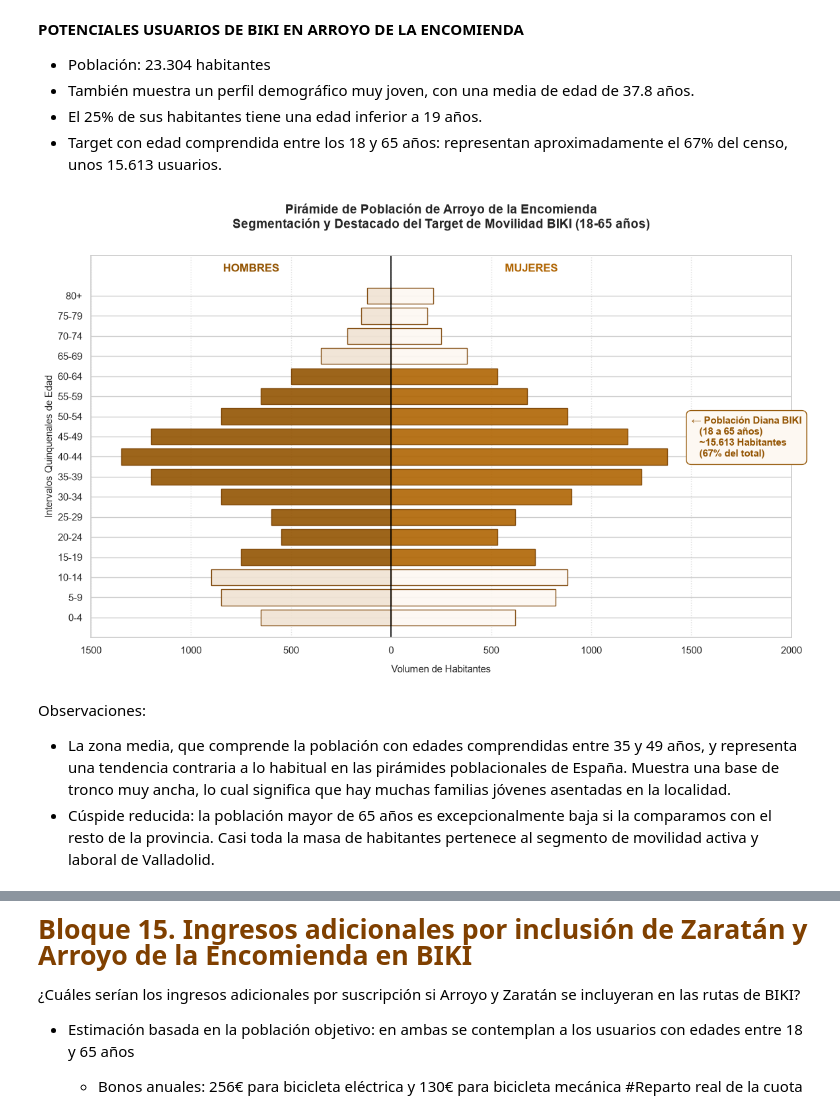
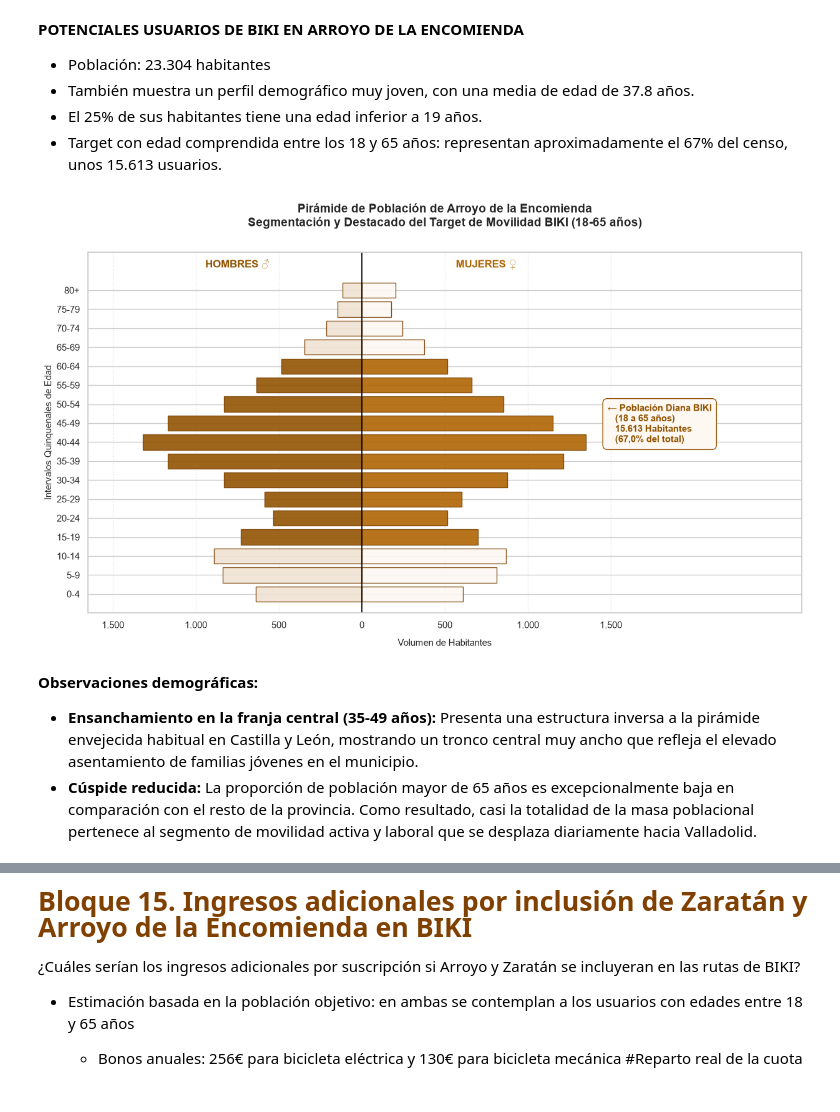
Before and after one commit to adrianamorchons/estudio_bicicletas_biki_valladolid, a Jupyter notebook: analisis_servicio_biki_valladolid.ipynb, the cells around one changed output, grey strips where cells are left out. Saved outputs shown, nothing was run; the diff lists cells and outputs as text; code cells hidden in the pictures.

```diff
--- a/analisis_servicio_biki_valladolid.ipynb
+++ b/analisis_servicio_biki_valladolid.ipynb
@@ -2855,17 +2578,16 @@ En la barra inferior se muestra cómo debe amanecer la estación cada mañana tr
 import matplotlib.pyplot as plt
 import numpy as np
 
-#Intervalos quinquenales de edad para la pirámide
+# Intervalos quinquenales de edad (Total: 23.304 hab. | Target 18-65: 15.613 hab. -> 67,0%)
 rangos_edad = [
     '0-4', '5-9', '10-14', '15-19', '20-24', '25-29', '30-34', '35-39',
     '40-44', '45-49', '50-54', '55-59', '60-64', '65-69', '70-74', '75-79', '80+'
 ]
 
-hombres = np.array([650, 850, 900, 750, 550, 600, 850, 1200, 1350, 1200, 850, 650, 500, 350, 220, 150, 120])
-mujeres = np.array([620, 820, 880, 720, 530, 620, 900, 1250, 1380, 1180, 880, 680, 530, 380, 250, 180, 210])
+hombres = np.array([640, 840, 890, 730, 535, 585, 830, 1170, 1320, 1170, 830, 635, 485, 345, 215, 145, 115])
+mujeres = np.array([610, 810, 870, 700, 515, 600, 875, 1215, 1350, 1150, 855, 660, 515, 375, 245, 175, 204])
 
-
-plt.figure(figsize=(12, 7.5))
+plt.figure(figsize=(12.5, 7.5))
 color_target_h = '#935402'
 color_target_m = '#b06503'
 color_neutro_h = '#f0e3d3'
@@ -2874,43 +2596,45 @@ color_neutro_m = '#fdf8f2'
 colores_hombres = []
 colores_mujeres = []
 
 for rango in rangos_edad:
     if rango in ['0-4', '5-9', '10-14', '65-69', '70-74', '75-79', '80+']:
         colores_hombres.append(color_neutro_h)
         colores_mujeres.append(color_neutro_m)
     else:
         colores_hombres.append(color_target_h)
         colores_mujeres.append(color_target_m)
 
-
 plt.barh(rangos_edad, -hombres, color=colores_hombres, edgecolor='#7a4101', alpha=0.9)
 plt.barh(rangos_edad, mujeres, color=colores_mujeres, edgecolor='#7a4101', alpha=0.9)
 
-locs, labels = plt.xticks()
-plt.xticks(locs, [str(abs(int(l))) for l in locs])
+# Ampliar el eje X para que el cuadro de texto encaje a la derecha sin salirse ni tapar barras
+plt.xlim(-1650, 2650)
+xticks = np.arange(-1500, 1800, 500)
+plt.xticks(xticks, [f"{abs(int(x)):,}".replace(",", ".") for x in xticks])
 
-plt.text(-700, 17.2, 'HOMBRES', fontsize=12, fontweight='bold', color='#935402', ha='center')
-plt.text(700, 17.2, 'MUJERES', fontsize=12, fontweight='bold', color='#b06503', ha='center')
+plt.text(-750, 17.2, 'HOMBRES ♂', fontsize=12, fontweight='bold', color='#935402', ha='center')
+plt.text(750, 17.2, 'MUJERES ♀', fontsize=12, fontweight='bold', color='#b06503', ha='center')
 
 plt.title('Pirámide de Población de Arroyo de la Encomienda\nSegmentación y Destacado del Target de Movilidad BIKI (18-65 años)',
           fontsize=14, fontweight='bold', pad=30)
 plt.xlabel('Volumen de Habitantes', fontsize=11, labelpad=10)
 plt.ylabel('Intervalos Quinquenales de Edad', fontsize=11)
 
 plt.axvline(x=0, color='black', linewidth=1.2, linestyle='-')
 plt.grid(axis='x', linestyle=':', alpha=0.6)
 
-texto_informativo = '← Población Diana BIKI\n   (18 a 65 años)\n   ~15.613 Habitantes\n   (67% del total)'
-plt.text(1500, 8, texto_informativo, fontsize=11, color='#935402', fontweight='bold',
+texto_informativo = '← Población Diana BIKI\n   (18 a 65 años)\n   15.613 Habitantes\n   (67,0% del total)'
+plt.text(1480, 8, texto_informativo, fontsize=11, color='#935402', fontweight='bold',
          bbox=dict(facecolor='#fdf8f2', edgecolor='#935402', boxstyle='round,pad=0.5'))
 
 plt.ylim(-1, 18)
 plt.tight_layout()
 plt.show()
 # %% [output]
-[figure, old version]
+[figure, new version]
 # %% [markdown]
-Observaciones:
-- La zona media, que comprende la población con edades comprendidas entre 35 y 49 años, y representa una tendencia contraria a lo habitual en las pirámides poblacionales de España. Muestra una base de tronco muy ancha, lo cual significa que hay muchas familias jóvenes asentadas en la localidad.
-- Cúspide reducida: la población mayor de 65 años es excepcionalmente baja si la comparamos con el resto de la provincia. Casi toda la masa de habitantes pertenece al segmento de movilidad activa y laboral de Valladolid.
+**Observaciones demográficas:**
+
+* **Ensanchamiento en la franja central (35-49 años):** Presenta una estructura inversa a la pirámide envejecida habitual en Castilla y León, mostrando un tronco central muy ancho que refleja el elevado asentamiento de familias jóvenes en el municipio.
+* **Cúspide reducida:** La proporción de población mayor de 65 años es excepcionalmente baja en comparación con el resto de la provincia. Como resultado, casi la totalidad de la masa poblacional pertenece al segmento de movilidad activa y laboral que se desplaza diariamente hacia Valladolid.
 # %% [markdown]
```
Also changed, not shown: parts of 55 cells of this notebook.
